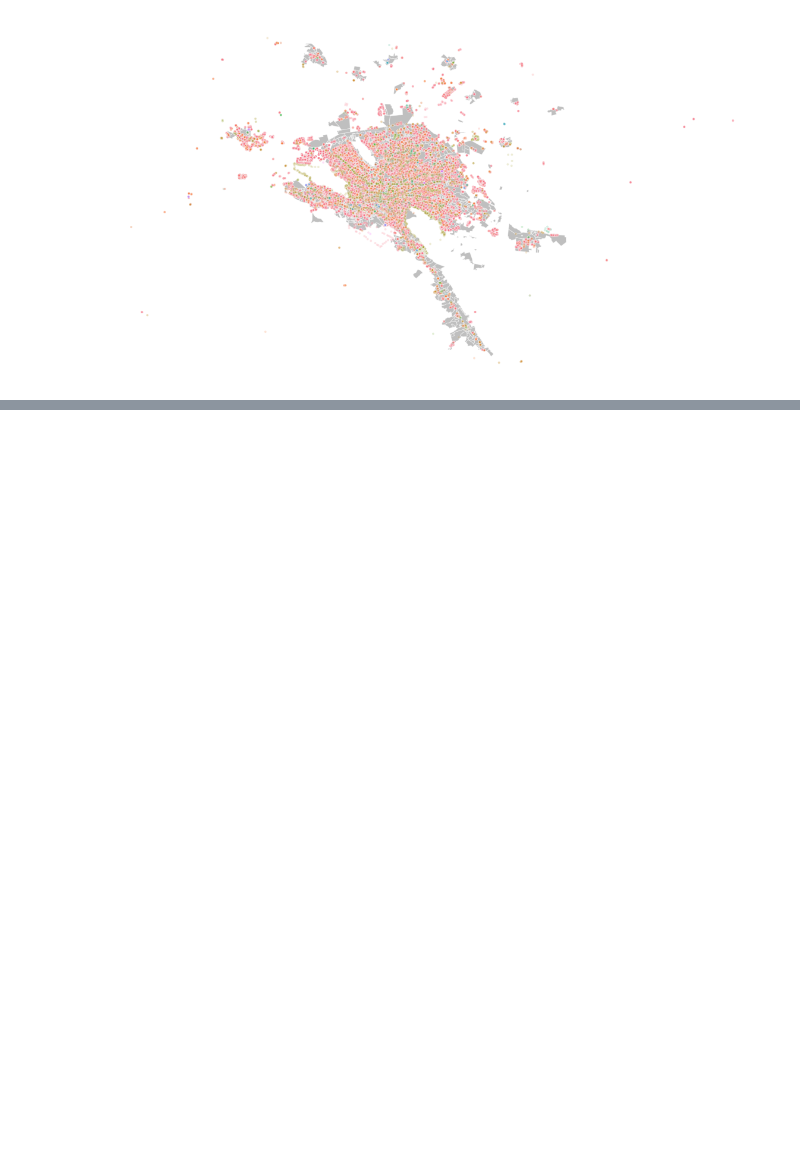
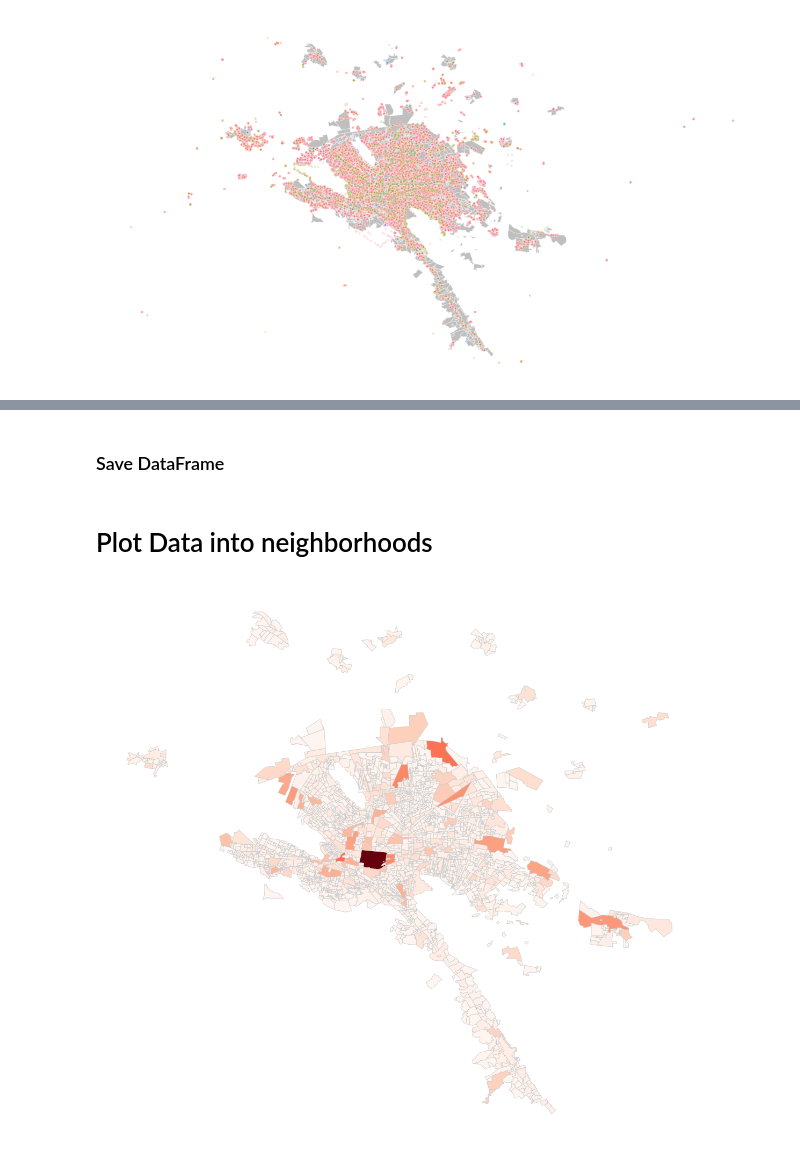
Before and after one commit to ddiannae/crimenNL, a Jupyter notebook: notebooks/OSM_data_exploration.ipynb, the cells around one changed output, grey strips where cells are left out. Saved outputs shown, nothing was run; the diff lists cells and outputs as text; code cells hidden in the pictures; blank space fills up the shorter version.

Commit message:
Update notebook geopandas and OSM

```diff
--- a/notebooks/OSM_data_exploration.ipynb
+++ b/notebooks/OSM_data_exploration.ipynb
@@ -88,0 +92,16 @@ sns.scatterplot(x='lon', y='lat', hue='tag_value', data=df_filter, s=15, alpha=0
+# %%
+shape = map_df
+
+columns = ['OBJECTID', 'MUN_NAME', 'SETT_NAME', 'Shape_Area', 'geometry']
+
+rename = {'OBJECTID': 'n_id',
+         'MUN_NAME': 'mun_name',
+         'SETT_NAME': 'neighborhood',
+         'Shape_Area': 'area'}
+
+shape = shape[columns]
+
+df["geometry"] = df.apply(lambda row: Point(row["lon"],
+                                            row["lat"]), axis=1)
+
+df_geo = gpd.GeoDataFrame(df, geometry="geometry")
@@ -88,0 +112,4 @@ sns.scatterplot(x='lon', y='lat', hue='tag_value', data=df_filter, s=15, alpha=0
+# %%
+shape = shape.rename(columns=rename)
+
+df_geo = geopandas.tools.sjoin(df_geo, shape, how="left")
@@ -88,0 +129,5 @@ sns.scatterplot(x='lon', y='lat', hue='tag_value', data=df_filter, s=15, alpha=0
+# %%
+df_geo = df_geo.drop(['geometry', 'index_right'], axis=1)
+df = pd.DataFrame(df_geo)
+# %% [markdown]
+### Save DataFrame
@@ -88,0 +136,16 @@ sns.scatterplot(x='lon', y='lat', hue='tag_value', data=df_filter, s=15, alpha=0
+# %% [markdown]
+# Plot Data into neighborhoods
+# %%
+# Group by neighborhood, data tu map
+df_filter = df[df.tag_value.isin(main_roads)]
+df_group = df_filter.groupby('n_id').count()[['tag_value']]
+
+# Plot the data to the map
+var = 'tag_value'
+merged = shape.set_index('n_id').join(df_group)
+fig, ax = plt.subplots(figsize=(20, 20))
+merged.plot(column=var, cmap='Reds', linewidth=0.8,
+              ax=ax, edgecolor='0.8', legend=False)
+ax.axis('off');
+# %% [output]
+[figure, added]
```
Also changed, not shown: parts of 12 cells of this notebook.
